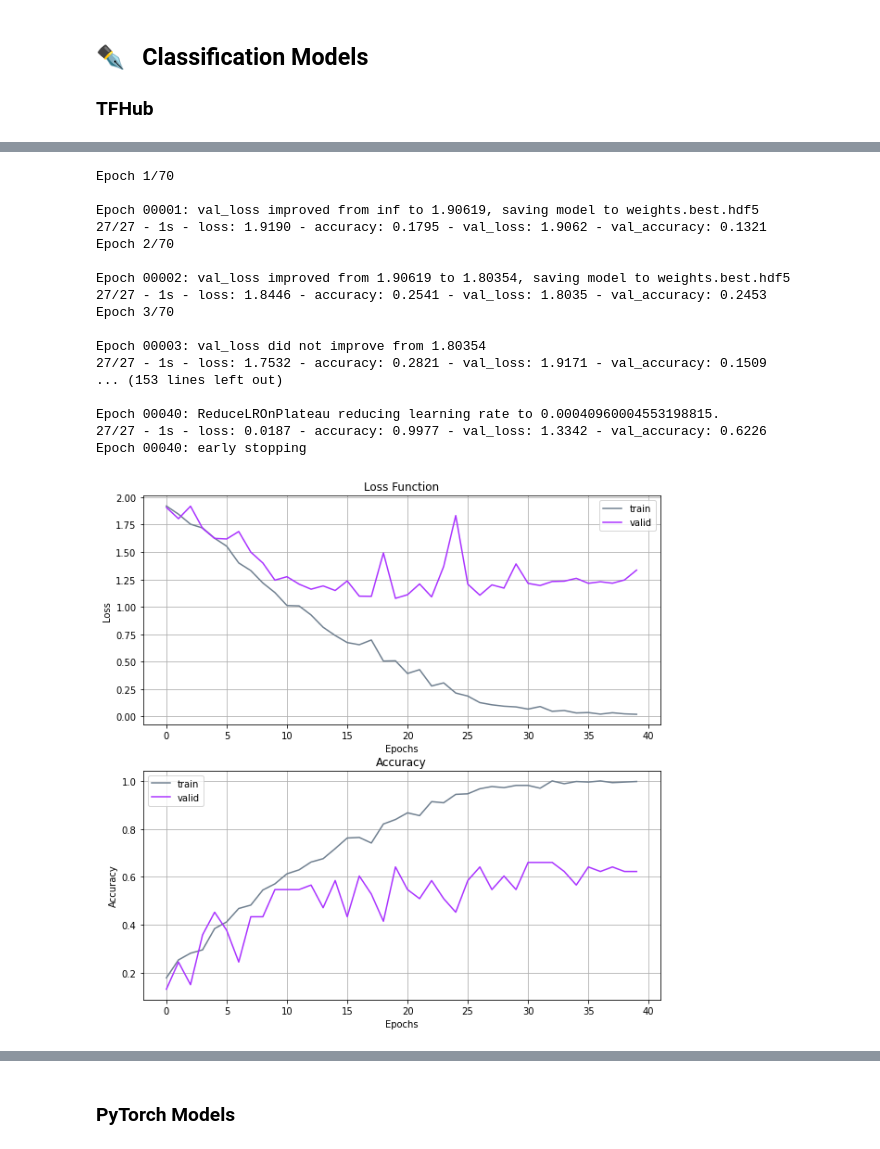
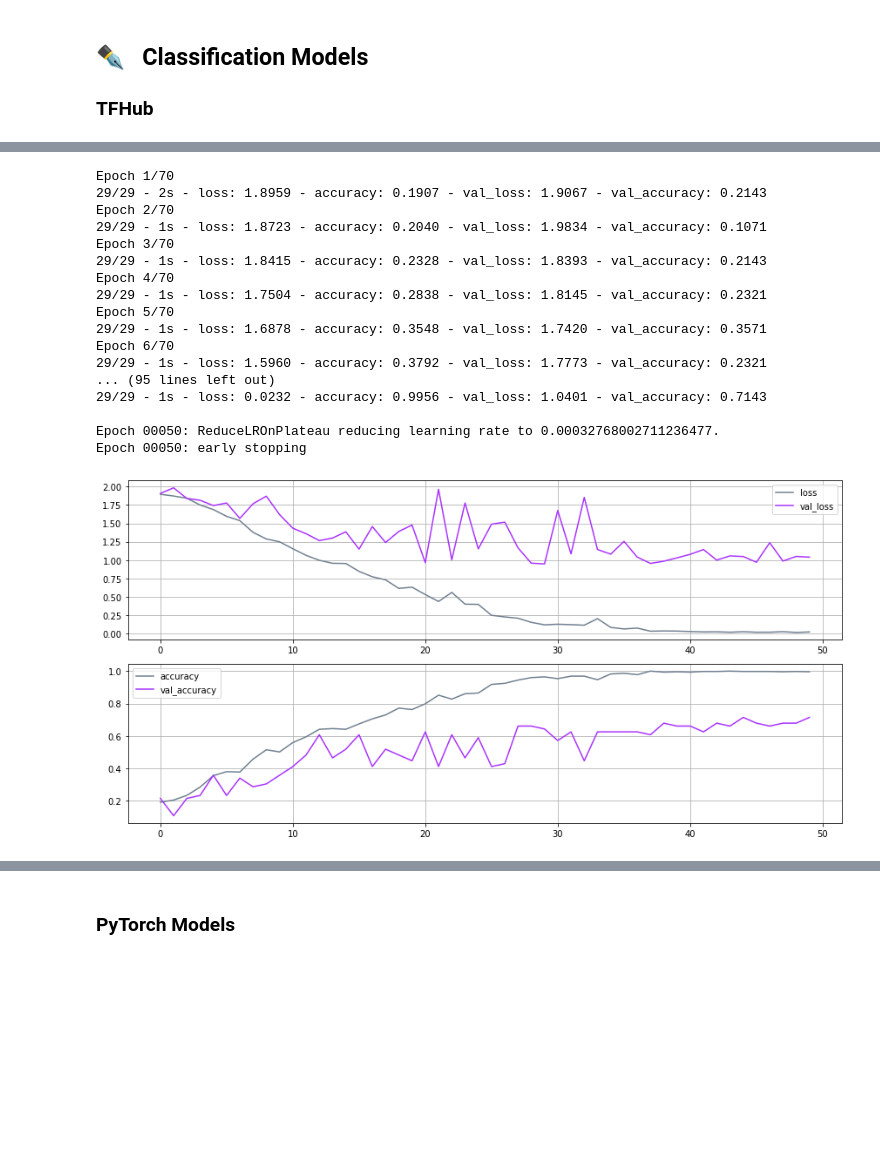
Before and after one commit to OlgaBelitskaya/colab_notebooks, a Jupyter notebook: breed_recognition.ipynb, the cells around one changed output, grey strips where cells are left out. Drawn from its saved outputs; the diff is of its cells as text; code cells hidden in the pictures; blank space fills up the shorter version.

```diff
--- a/breed_recognition.ipynb
+++ b/breed_recognition.ipynb
@@ -165,8 +150,7 @@ def history_plot(fit_history):
 # %%
 def premodel(pix,den,mh,lbl,activ,loss):
-    model=Sequential([
-        tkl.Input((pix,pix,3),
-                              name='input'),
+    model=tf.keras.Sequential([
+        tkl.Input((pix,pix,3),name='input'),
         th.KerasLayer(mh,trainable=True),
         tkl.Flatten(),
         tkl.Dense(den,activation='relu'),
@@ -268,9 +254,9 @@ pl.show()
 # %%
-def kmodel(leaky_alpha):
-    model=Sequential()
-    model.add(tkl.Conv2D(int(32),(int(5),int(5)),
-                         padding='same',
-                         input_shape=x_train.shape[int(1):]))
+def kmodel(leaky_alpha,num_classes=num_classes):
+    model=tf.keras.Sequential()
+    model.add(tkl.Conv2D(
+        int(32),(int(5),int(5)),padding='same',
+        input_shape=x_train.shape[int(1):]))
     model.add(tkl.LeakyReLU(alpha=leaky_alpha))
     model.add(tkl.MaxPooling2D(pool_size=(int(2),int(2))))
     model.add(tkl.Dropout(float(.25)))
@@ -281,48 +267,47 @@ def kmodel(leaky_alpha):
     model.add(tkl.GlobalMaxPooling2D())
     model.add(tkl.Dense(int(1024)))
     model.add(tkl.LeakyReLU(alpha=leaky_alpha))
-    model.add(tkl.Dropout(float(.25)))
-    model.add(tkl.Dense(int(7)))
+    model.add(tkl.Dropout(float(.5)))
+    model.add(tkl.Dense(num_classes))
     model.add(tkl.Activation('softmax'))
     model.compile(loss='sparse_categorical_crossentropy',
                   optimizer='nadam',metrics=['accuracy'])
     return model
 kmodel=kmodel(float(.01))
 # %%
-fw='weights.best.hdf5'
-early_stopping=tkc.EarlyStopping(monitor='val_loss',
-                                 patience=int(20),verbose=int(2))
-checkpointer=tkc.ModelCheckpoint(filepath=fw,verbose=int(2),
-                                 save_best_only=True)
-lr_reduction=tkc.ReduceLROnPlateau(monitor='val_loss',verbose=int(2),
-                                   patience=int(5),factor=float(.8))
+early_stopping=tkc.EarlyStopping(
+    monitor='val_loss',patience=int(20),verbose=int(2))
+checkpointer=tkc.ModelCheckpoint(
+    filepath=fw,verbose=int(0),save_weights_only=True,
+    monitor='val_accuracy',mode='max',save_best_only=True)
+lr_reduction=tkc.ReduceLROnPlateau(
+    monitor='val_loss',verbose=int(2),
+    patience=int(5),factor=float(.8))
 history=kmodel.fit(x_train,y_train,epochs=int(70),
                    batch_size=int(16),verbose=int(2),
                    validation_data=(x_valid,y_valid),
-                   callbacks=[checkpointer,
-                              early_stopping,
-                              lr_reduction])
+                   callbacks=[checkpointer,early_stopping,lr_reduction])
 # %% [output]
 Epoch 1/70
+29/29 - 2s - loss: 1.8959 - accuracy: 0.1907 - val_loss: 1.9067 - val_accuracy: 0.2143
+Epoch 2/70
+29/29 - 1s - loss: 1.8723 - accuracy: 0.2040 - val_loss: 1.9834 - val_accuracy: 0.1071
+Epoch 3/70
+29/29 - 1s - loss: 1.8415 - accuracy: 0.2328 - val_loss: 1.8393 - val_accuracy: 0.2143
+Epoch 4/70
+29/29 - 1s - loss: 1.7504 - accuracy: 0.2838 - val_loss: 1.8145 - val_accuracy: 0.2321
+Epoch 5/70
+29/29 - 1s - loss: 1.6878 - accuracy: 0.3548 - val_loss: 1.7420 - val_accuracy: 0.3571
+Epoch 6/70
+29/29 - 1s - loss: 1.5960 - accuracy: 0.3792 - val_loss: 1.7773 - val_accuracy: 0.2321
+... (95 lines left out)
+29/29 - 1s - loss: 0.0232 - accuracy: 0.9956 - val_loss: 1.0401 - val_accuracy: 0.7143
 
-Epoch 00001: val_loss improved from inf to 1.90619, saving model to weights.best.hdf5
-27/27 - 1s - loss: 1.9190 - accuracy: 0.1795 - val_loss: 1.9062 - val_accuracy: 0.1321
-Epoch 2/70
-
-Epoch 00002: val_loss improved from 1.90619 to 1.80354, saving model to weights.best.hdf5
-27/27 - 1s - loss: 1.8446 - accuracy: 0.2541 - val_loss: 1.8035 - val_accuracy: 0.2453
-Epoch 3/70
-
-Epoch 00003: val_loss did not improve from 1.80354
-27/27 - 1s - loss: 1.7532 - accuracy: 0.2821 - val_loss: 1.9171 - val_accuracy: 0.1509
-... (153 lines left out)
-
-Epoch 00040: ReduceLROnPlateau reducing learning rate to 0.00040960004553198815.
-27/27 - 1s - loss: 0.0187 - accuracy: 0.9977 - val_loss: 1.3342 - val_accuracy: 0.6226
-Epoch 00040: early stopping
+Epoch 00050: ReduceLROnPlateau reducing learning rate to 0.00032768002711236477.
+Epoch 00050: early stopping
 # %%
-history_plot(history)
+keras_history_plot(history)
 # %% [output]
-[figure, old version]
+[figure, new version]
 # %%
 kmodel.load_weights(fw)
```
Also changed, not shown: parts of 27 cells of this notebook, 1 other file.
